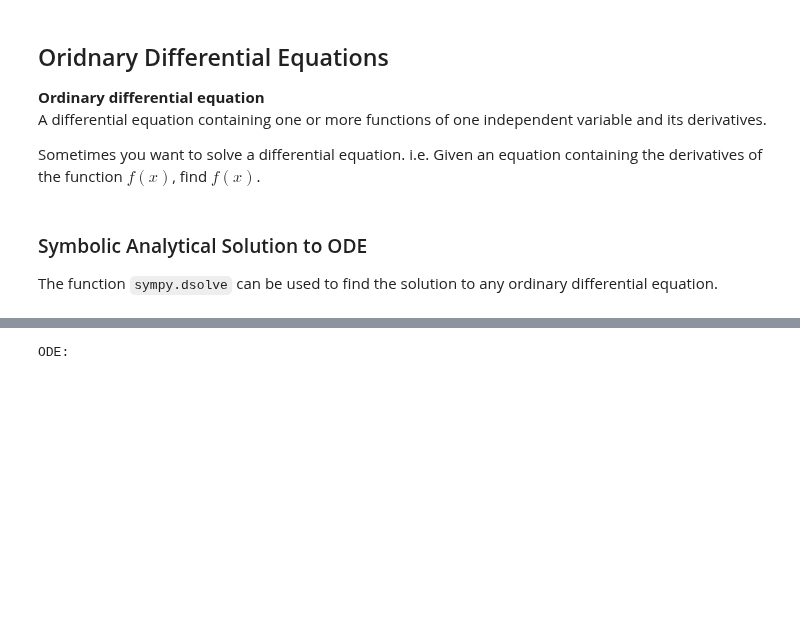
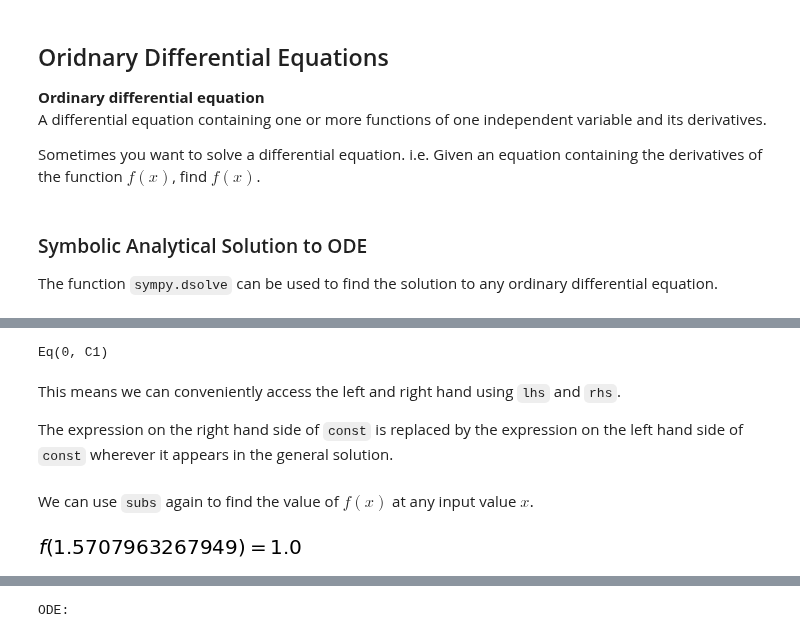
Before and after one commit to vongvanicht/Intro_to_Python, a Jupyter notebook: 08_DifferentialEquations.ipynb, the cells around one changed output, grey strips where cells are left out. Cells and saved outputs as stored; diff of their text form; code cells hidden in the pictures; blank space fills up the shorter version.

```diff
--- a/08_DifferentialEquations.ipynb
+++ b/08_DifferentialEquations.ipynb
@@ -588,0 +659,15 @@ To represent $f''(x)$
+# %%
+print(const)
+# %% [output]
+Eq(0, C1)
+# %% [markdown]
+This means we can conveniently access the left and right hand using `lhs` and `rhs`.
+
+The expression on the right hand side of `const` is replaced by the expression on the left hand side of `const` wherever it appears in the general solution.
+# %% [markdown]
+We can use `subs` again to find the value of $f(x)$ at any input value $x$.
+# %%
+spec_sol = ode_sol.subs([(x, np.pi/2)])
+display(spec_sol)
+# %% [output]
+[figure, added]
```
Also changed, not shown: parts of 41 cells of this notebook.
